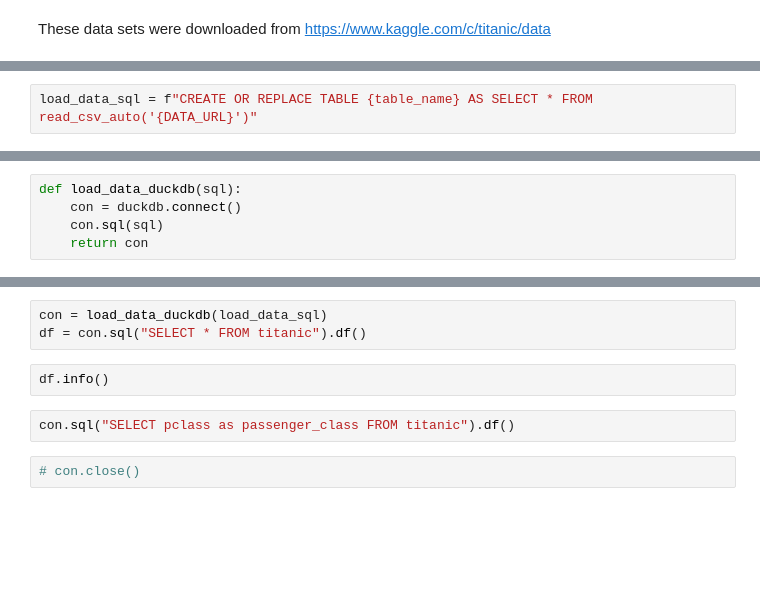
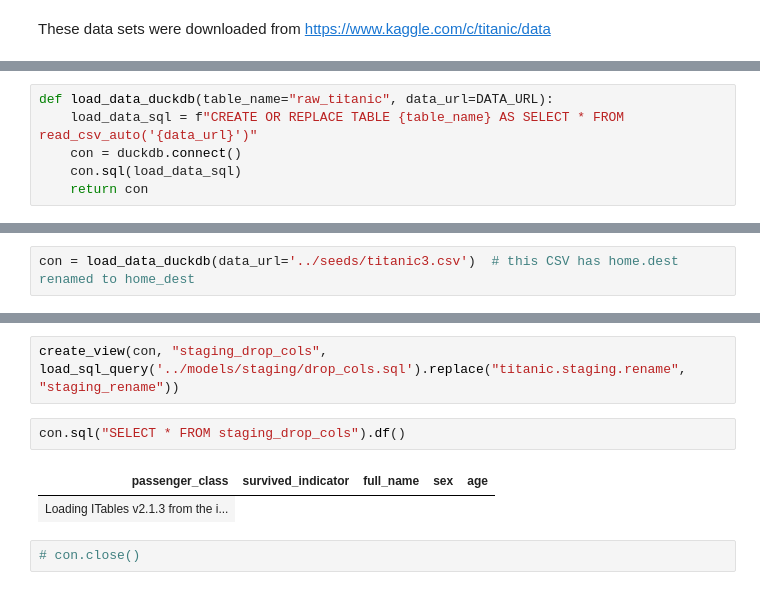
Before and after one commit to DataBooth/try-sdf, a Jupyter notebook: titanic/notebooks/titanic-verify.ipynb, the cells around one changed output, grey strips where cells are left out. Drawn from its saved outputs; the diff is of its cells as text; blank space fills up the shorter version.

```diff
--- a/titanic/notebooks/titanic-verify.ipynb
+++ b/titanic/notebooks/titanic-verify.ipynb
@@ -62,2 +56,6 @@ table_name = "titanic"
 # %%
-load_data_sql = f"CREATE OR REPLACE TABLE {table_name} AS SELECT * FROM read_csv_auto('{DATA_URL}')"
+def load_data_duckdb(table_name="raw_titanic", data_url=DATA_URL):
+    load_data_sql = f"CREATE OR REPLACE TABLE {table_name} AS SELECT * FROM read_csv_auto('{data_url}')"
+    con = duckdb.connect()
+    con.sql(load_data_sql)
+    return con
@@ -66,5 +61,0 @@ load_data_sql
-# %%
-def load_data_duckdb(sql):
-    con = duckdb.connect()
-    con.sql(sql)
-    return con
@@ -70,0 +81,2 @@ def load_data_duckdb(sql):
+# %%
+con = load_data_duckdb(data_url='../seeds/titanic3.csv')  # this CSV has home.dest renamed to home_dest
@@ -71,10 +98,10 @@ def load_data_duckdb(sql):
+# %%
+create_view(con, "staging_drop_cols", load_sql_query('../models/staging/drop_cols.sql').replace("titanic.staging.rename", "staging_rename"))
 # %%
-con = load_data_duckdb(load_data_sql)
-df = con.sql("SELECT * FROM titanic").df()
+con.sql("SELECT * FROM staging_drop_cols").df()
+# %% [output]
+| passenger_class | survived_indicator | full_name | sex | age |
+| Loading ITables v2.1.3 from the i... |
-# %%
-df.info()
-# %%
-con.sql("SELECT pclass as passenger_class FROM titanic").df()
 # %%
 # con.close()
 # %% [markdown]
```
Also changed, not shown: parts of 11 cells of this notebook, 5 other files.
